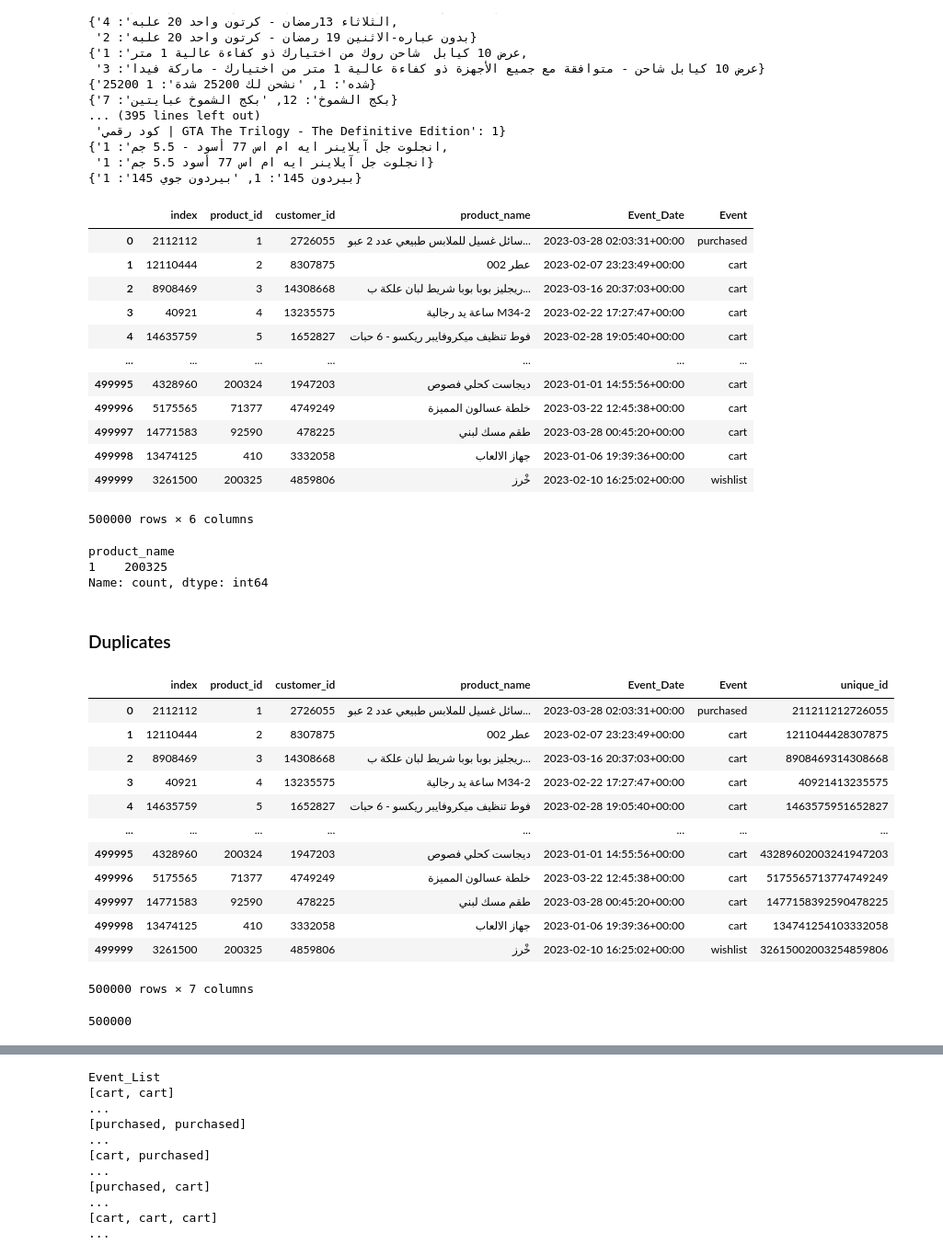
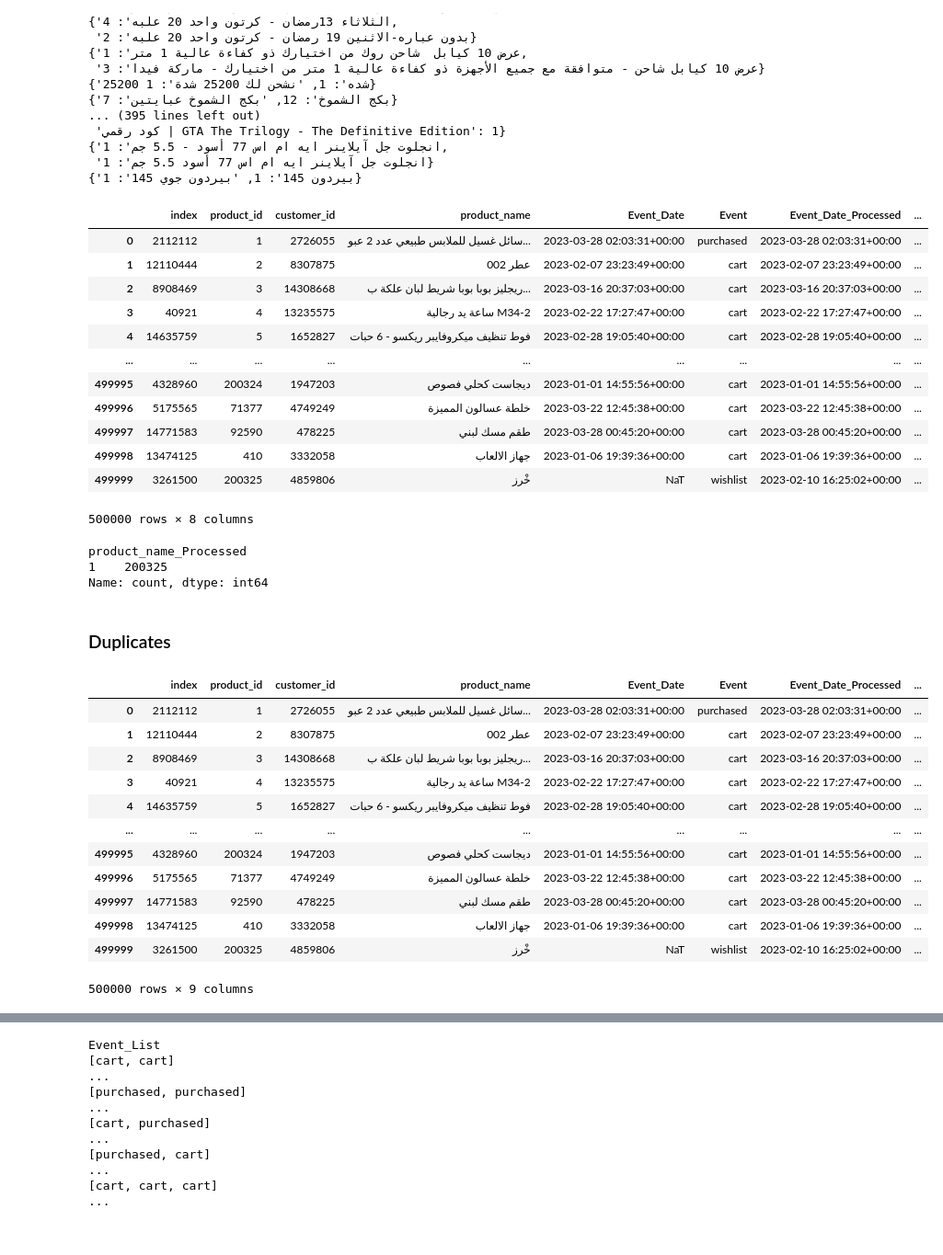
Before and after one commit to halsawadi/selal, a Jupyter notebook: notebooks/notebook.ipynb, the cells around one changed output, grey strips where cells are left out. Shown at 92% size. Saved outputs shown, nothing was run; the diff lists cells and outputs as text; code cells hidden in the pictures.

```diff
--- a/notebooks/notebook.ipynb
+++ b/notebooks/notebook.ipynb
@@ -84,3 +117,6 @@ dict_product_median_event_dates = data_processed.groupby('product_id')['Event_Da
 # %%
-data_processed.apply(lambda x: x['index'], axis=1)
+data_processed['Event_Date_Processed'] = data_processed.apply(lambda x: x['Event_Date'] if pd.notna(x['Event_Date']) else dict_product_median_event_dates[x['product_id']], axis=1)
+
+
+data_processed.info()
 # %% [output]
@@ -134,6 +136,0 @@ Length: 500000, dtype: datetime64[ns, UTC]
-# %%
-data_processed['Event_Date'] = data_processed.apply(lambda x: x['Event_Date'] if pd.notna(x['Event_Date']) else dict_product_median_event_dates[x['product_id']], axis=1)
-
-
-
-data_processed.info()
@@ -154,5 +137,5 @@ memory usage: 22.9+ MB
 # %%
-data_processed['Event_Date'] = data_processed['Event_Date'].fillna(global_median_timestamp)
+data_processed['Event_Date_Processed'] = data_processed['Event_Date'].fillna(global_median_timestamp)
 
 data_processed.info()
 # %% [output]
@@ -313,36 +282,39 @@ for group in data_processed.groupby('product_id')['product_name']:
  'انجلوت جل آيلاينر ايه ام اس 77 أسود 5.5 جم': 1}
 {'بيردون 145': 1, 'بيردون جوي 145': 1}
 # %%
-for group in data_processed.groupby('product_id')[['product_name', 'Event_Date']]:
+data_processed['product_name_Processed'] = data_processed['product_name'].copy()
+
+for group in tqdm(data_processed.groupby('product_id')[['product_name', 'Event_Date']]):
     product_id = group[0]
     dict_product_name_event_dates = group[1].set_index('product_name')['Event_Date'].to_dict()
 
     if len(dict_product_name_event_dates.keys()) > 1:
         # pprint(dict_product_name_event_dates)
         to_replace_names = list(dict_product_name_event_dates.keys())
         new_value = max(dict_product_name_event_dates, key=dict_product_name_event_dates.get)
         product_id_mask = (data_processed.product_id == product_id)
         to_replace_names_mask = (data_processed.product_name.isin(to_replace_names))
-        data_processed.loc[product_id_mask & to_replace_names_mask, ['product_name']] = new_value
+        data_processed.loc[product_id_mask & to_replace_names_mask, ['product_name_Processed']] = new_value
+
 data_processed
 # %% [output]
-|  | index | product_id | customer_id | product_name | Event_Date | Event |
-| 0 | 2112112 | 1 | 2726055 | سائل غسيل للملابس طبيعي عدد 2 عبو... | 2023-03-28 02:03:31+00:00 | purchased |
-| 1 | 12110444 | 2 | 8307875 | عطر 002 | 2023-02-07 23:23:49+00:00 | cart |
-| 2 | 8908469 | 3 | 14308668 | ريجليز بوبا بوبا شريط لبان علكة ب... | 2023-03-16 20:37:03+00:00 | cart |
-| 3 | 40921 | 4 | 13235575 | ساعة يد رجالية M34-2 | 2023-02-22 17:27:47+00:00 | cart |
-| 4 | 14635759 | 5 | 1652827 | فوط تنظيف ميكروفايبر ريكسو - 6 حبات | 2023-02-28 19:05:40+00:00 | cart |
-| ... | ... | ... | ... | ... | ... | ... |
-| 499995 | 4328960 | 200324 | 1947203 | ديجاست كحلي فصوص | 2023-01-01 14:55:56+00:00 | cart |
-| 499996 | 5175565 | 71377 | 4749249 | خلطة عسالون المميزة | 2023-03-22 12:45:38+00:00 | cart |
-| 499997 | 14771583 | 92590 | 478225 | طقم مسك لبني | 2023-03-28 00:45:20+00:00 | cart |
-| 499998 | 13474125 | 410 | 3332058 | جهاز الالعاب | 2023-01-06 19:39:36+00:00 | cart |
-| 499999 | 3261500 | 200325 | 4859806 | خْرز | 2023-02-10 16:25:02+00:00 | wishlist |
+|  | index | product_id | customer_id | product_name | Event_Date | Event | Event_Date_Processed | ... |
+| 0 | 2112112 | 1 | 2726055 | سائل غسيل للملابس طبيعي عدد 2 عبو... | 2023-03-28 02:03:31+00:00 | purchased | 2023-03-28 02:03:31+00:00 | ... |
+| 1 | 12110444 | 2 | 8307875 | عطر 002 | 2023-02-07 23:23:49+00:00 | cart | 2023-02-07 23:23:49+00:00 | ... |
+| 2 | 8908469 | 3 | 14308668 | ريجليز بوبا بوبا شريط لبان علكة ب... | 2023-03-16 20:37:03+00:00 | cart | 2023-03-16 20:37:03+00:00 | ... |
+| 3 | 40921 | 4 | 13235575 | ساعة يد رجالية M34-2 | 2023-02-22 17:27:47+00:00 | cart | 2023-02-22 17:27:47+00:00 | ... |
+| 4 | 14635759 | 5 | 1652827 | فوط تنظيف ميكروفايبر ريكسو - 6 حبات | 2023-02-28 19:05:40+00:00 | cart | 2023-02-28 19:05:40+00:00 | ... |
+| ... | ... | ... | ... | ... | ... | ... | ... | ... |
+| 499995 | 4328960 | 200324 | 1947203 | ديجاست كحلي فصوص | 2023-01-01 14:55:56+00:00 | cart | 2023-01-01 14:55:56+00:00 | ... |
+| 499996 | 5175565 | 71377 | 4749249 | خلطة عسالون المميزة | 2023-03-22 12:45:38+00:00 | cart | 2023-03-22 12:45:38+00:00 | ... |
+| 499997 | 14771583 | 92590 | 478225 | طقم مسك لبني | 2023-03-28 00:45:20+00:00 | cart | 2023-03-28 00:45:20+00:00 | ... |
+| 499998 | 13474125 | 410 | 3332058 | جهاز الالعاب | 2023-01-06 19:39:36+00:00 | cart | 2023-01-06 19:39:36+00:00 | ... |
+| 499999 | 3261500 | 200325 | 4859806 | خْرز | NaT | wishlist | 2023-02-10 16:25:02+00:00 | ... |
-500000 rows × 6 columns
+500000 rows × 8 columns
 # %%
-data_processed.groupby('product_id')['product_name'].nunique().value_counts()
+data_processed.groupby('product_id')['product_name_Processed'].nunique().value_counts()
 # %% [output]
-product_name
+product_name_Processed
 1    200325
 Name: count, dtype: int64
 # %% [markdown]
@@ -351,20 +323,16 @@ Name: count, dtype: int64
 data_processed['unique_id'] = data_processed.apply(lambda x: str(x['index']) + str(x['product_id']) + str(x['customer_id']), axis=1)
 data_processed
 # %% [output]
-|  | index | product_id | customer_id | product_name | Event_Date | Event | unique_id |
-| 0 | 2112112 | 1 | 2726055 | سائل غسيل للملابس طبيعي عدد 2 عبو... | 2023-03-28 02:03:31+00:00 | purchased | 211211212726055 |
-| 1 | 12110444 | 2 | 8307875 | عطر 002 | 2023-02-07 23:23:49+00:00 | cart | 1211044428307875 |
-| 2 | 8908469 | 3 | 14308668 | ريجليز بوبا بوبا شريط لبان علكة ب... | 2023-03-16 20:37:03+00:00 | cart | 8908469314308668 |
-| 3 | 40921 | 4 | 13235575 | ساعة يد رجالية M34-2 | 2023-02-22 17:27:47+00:00 | cart | 40921413235575 |
-| 4 | 14635759 | 5 | 1652827 | فوط تنظيف ميكروفايبر ريكسو - 6 حبات | 2023-02-28 19:05:40+00:00 | cart | 1463575951652827 |
-| ... | ... | ... | ... | ... | ... | ... | ... |
-| 499995 | 4328960 | 200324 | 1947203 | ديجاست كحلي فصوص | 2023-01-01 14:55:56+00:00 | cart | 43289602003241947203 |
-| 499996 | 5175565 | 71377 | 4749249 | خلطة عسالون المميزة | 2023-03-22 12:45:38+00:00 | cart | 5175565713774749249 |
-| 499997 | 14771583 | 92590 | 478225 | طقم مسك لبني | 2023-03-28 00:45:20+00:00 | cart | 1477158392590478225 |
-| 499998 | 13474125 | 410 | 3332058 | جهاز الالعاب | 2023-01-06 19:39:36+00:00 | cart | 134741254103332058 |
-| 499999 | 3261500 | 200325 | 4859806 | خْرز | 2023-02-10 16:25:02+00:00 | wishlist | 32615002003254859806 |
+|  | index | product_id | customer_id | product_name | Event_Date | Event | Event_Date_Processed | ... |
+| 0 | 2112112 | 1 | 2726055 | سائل غسيل للملابس طبيعي عدد 2 عبو... | 2023-03-28 02:03:31+00:00 | purchased | 2023-03-28 02:03:31+00:00 | ... |
+| 1 | 12110444 | 2 | 8307875 | عطر 002 | 2023-02-07 23:23:49+00:00 | cart | 2023-02-07 23:23:49+00:00 | ... |
+| 2 | 8908469 | 3 | 14308668 | ريجليز بوبا بوبا شريط لبان علكة ب... | 2023-03-16 20:37:03+00:00 | cart | 2023-03-16 20:37:03+00:00 | ... |
+| 3 | 40921 | 4 | 13235575 | ساعة يد رجالية M34-2 | 2023-02-22 17:27:47+00:00 | cart | 2023-02-22 17:27:47+00:00 | ... |
+| 4 | 14635759 | 5 | 1652827 | فوط تنظيف ميكروفايبر ريكسو - 6 حبات | 2023-02-28 19:05:40+00:00 | cart | 2023-02-28 19:05:40+00:00 | ... |
+| ... | ... | ... | ... | ... | ... | ... | ... | ... |
+| 499995 | 4328960 | 200324 | 1947203 | ديجاست كحلي فصوص | 2023-01-01 14:55:56+00:00 | cart | 2023-01-01 14:55:56+00:00 | ... |
+| 499996 | 5175565 | 71377 | 4749249 | خلطة عسالون المميزة | 2023-03-22 12:45:38+00:00 | cart | 2023-03-22 12:45:38+00:00 | ... |
+| 499997 | 14771583 | 92590 | 478225 | طقم مسك لبني | 2023-03-28 00:45:20+00:00 | cart | 2023-03-28 00:45:20+00:00 | ... |
+| 499998 | 13474125 | 410 | 3332058 | جهاز الالعاب | 2023-01-06 19:39:36+00:00 | cart | 2023-01-06 19:39:36+00:00 | ... |
+| 499999 | 3261500 | 200325 | 4859806 | خْرز | NaT | wishlist | 2023-02-10 16:25:02+00:00 | ... |
-500000 rows × 7 columns
+500000 rows × 9 columns
-# %%
-data_processed['unique_id'].nunique()
-# %% [output]
-500000
```
Also changed, not shown: parts of 146 cells of this notebook, 34 other files.
